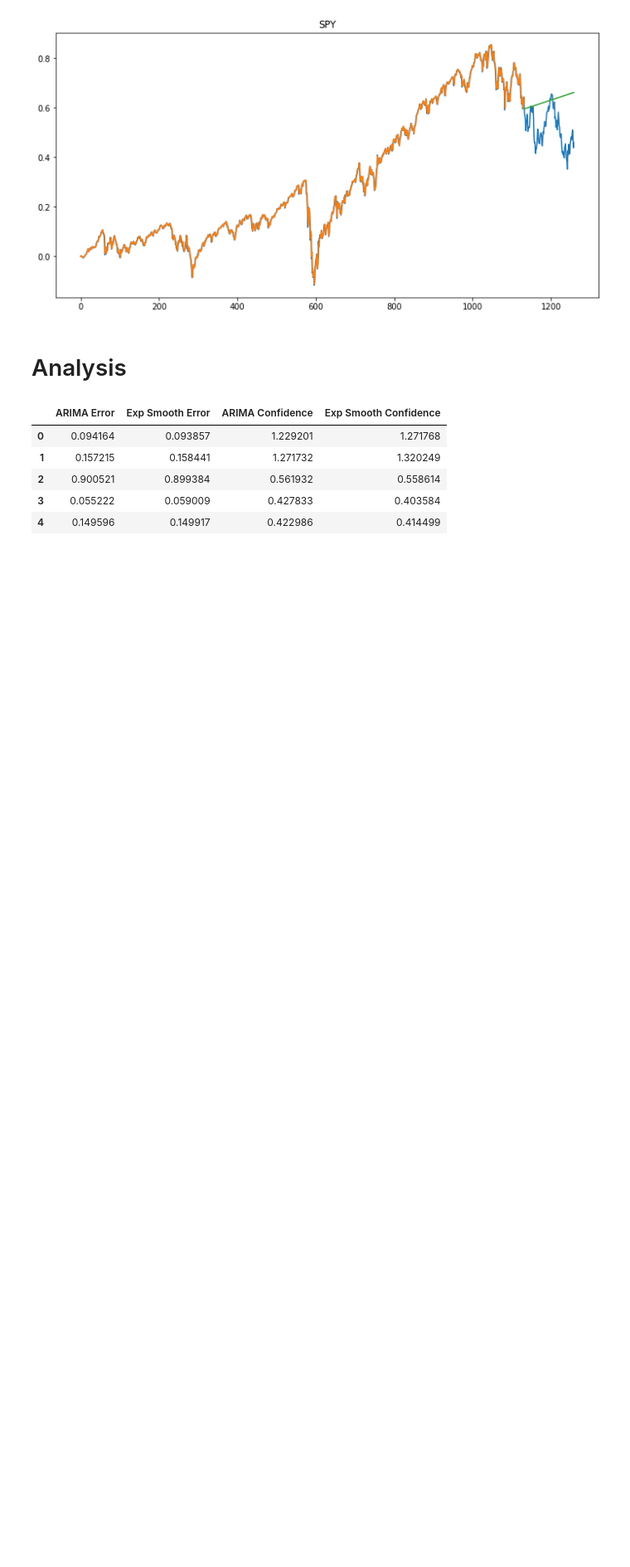
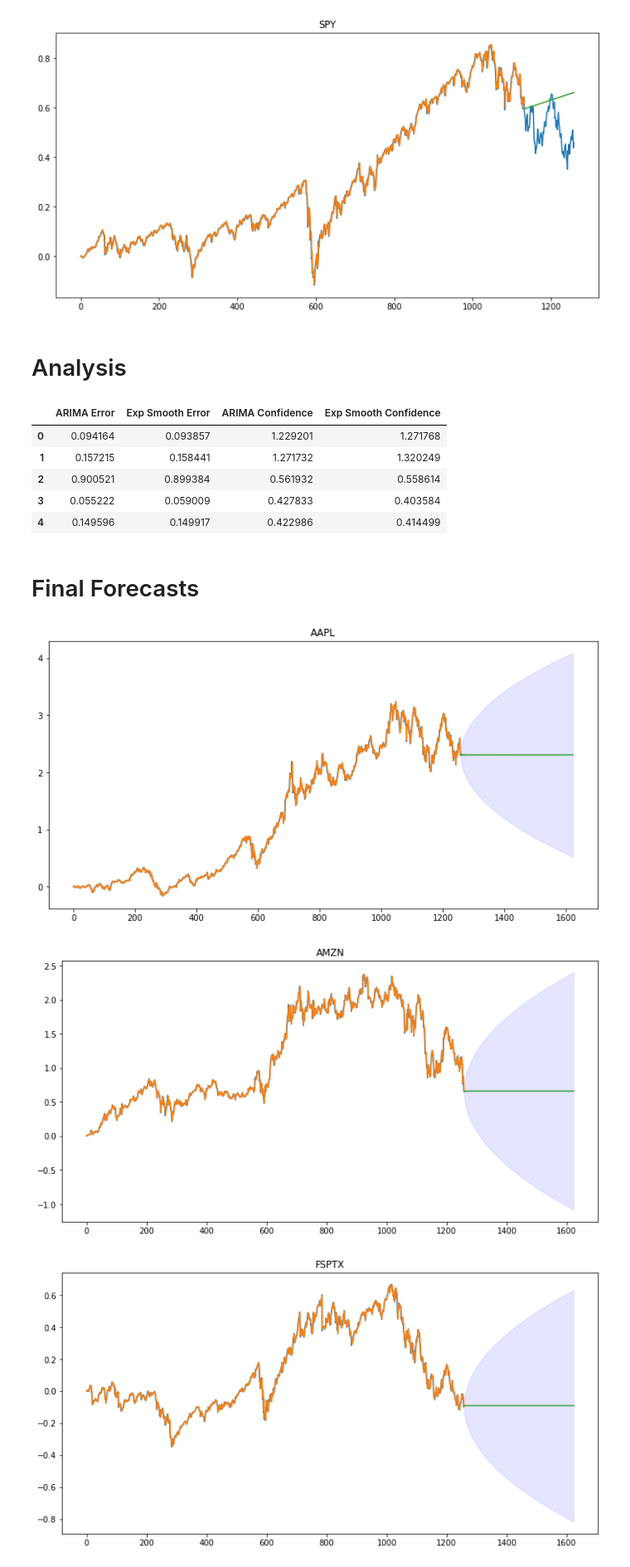
Before and after one commit to nguye639/Stat773Project, a Jupyter notebook: modelCreation.ipynb, the cells around one changed output. Shown at 83% size. Cells and saved outputs as stored; diff of their text form; code cells hidden in the pictures; blank space fills up the shorter version.

Commit message:
some final forecasts

```diff
--- a/modelCreation.ipynb
+++ b/modelCreation.ipynb
@@ -151,3 +151,51 @@ fits
 | 2 | 0.900521 | 0.899384 | 0.561932 | 0.558614 |
 | 3 | 0.055222 | 0.059009 | 0.427833 | 0.403584 |
 | 4 | 0.149596 | 0.149917 | 0.422986 | 0.414499 |
+# %% [markdown]
+# Final Forecasts
+# %%
+finalForecasts = []
+finalConf = []
+
+for i in range(1,3):
+
+    thisSeries = data[series[i]]
+    t = np.arange(0,len(thisSeries),1)
+    forecastT = np.arange(len(thisSeries),len(thisSeries)+365,1)
+    fit = ARIMA(thisSeries, order = (2,1,2)).fit()
+
+    forecast = fit.get_forecast(365).summary_frame()
+
+    plt.figure(figsize = (12,6))
+
+    plt.plot(t,thisSeries)
+    plt.plot(t,fit.fittedvalues)
+    plt.plot(forecastT, forecast["mean"])
+    plt.fill_between(forecastT,(forecast['mean_ci_lower']), (forecast['mean_ci_upper']), color='b', alpha=.1)
+    plt.title(series[i]);
+    finalForecasts.append(forecast["mean"].iloc[-1] - thisSeries.iloc[-1] )
+    finalConf.append(np.mean(forecast['mean_ci_upper'] - forecast['mean_ci_lower']))
+
+
+for i in range(3,6):
+
+    thisSeries = data[series[i]]
+    t = np.arange(0,len(thisSeries),1)
+    forecastT = np.arange(len(thisSeries),len(thisSeries)+365,1)
+    fit = ExponentialSmoothing(thisSeries).fit(disp=0)
+
+    forecast = fit.get_forecast(365).summary_frame()
+
+    plt.figure(figsize = (12,6))
+
+    plt.plot(t,thisSeries)
+    plt.plot(t,fit.fittedvalues)
+    plt.plot(forecastT, forecast["mean"])
+    plt.fill_between(forecastT,(forecast['mean_ci_lower']), (forecast['mean_ci_upper']), color='b', alpha=.1)
+    plt.title(series[i]);
+    finalForecasts.append(forecast["mean"].iloc[-1] - thisSeries.iloc[-1])
+    finalConf.append(np.mean(forecast['mean_ci_upper'] - forecast['mean_ci_lower']))
+# %% [output]
+[figure, added]
+[figure, added]
+[figure, added]
```
Also changed, not shown: parts of 3 cells of this notebook.
